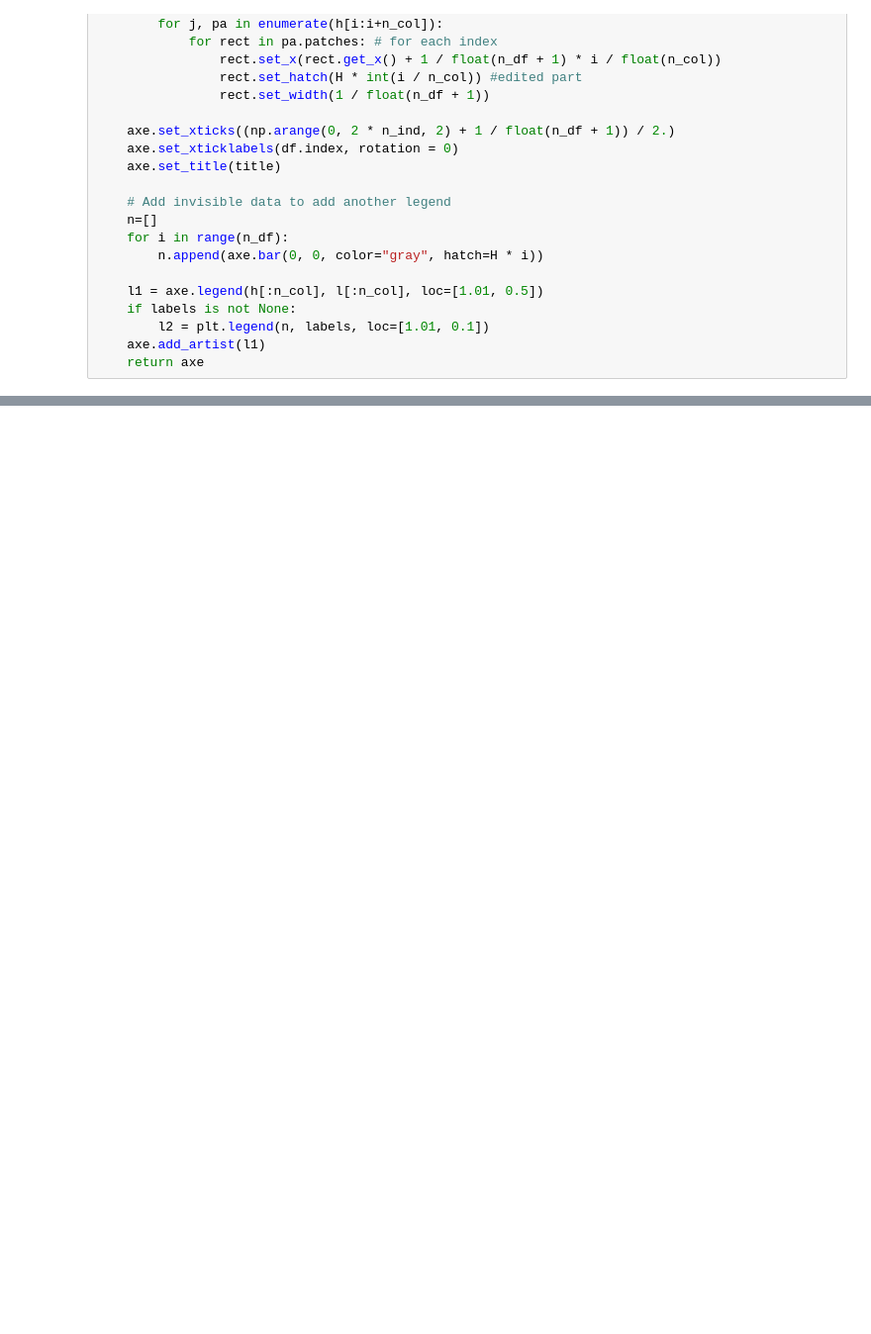
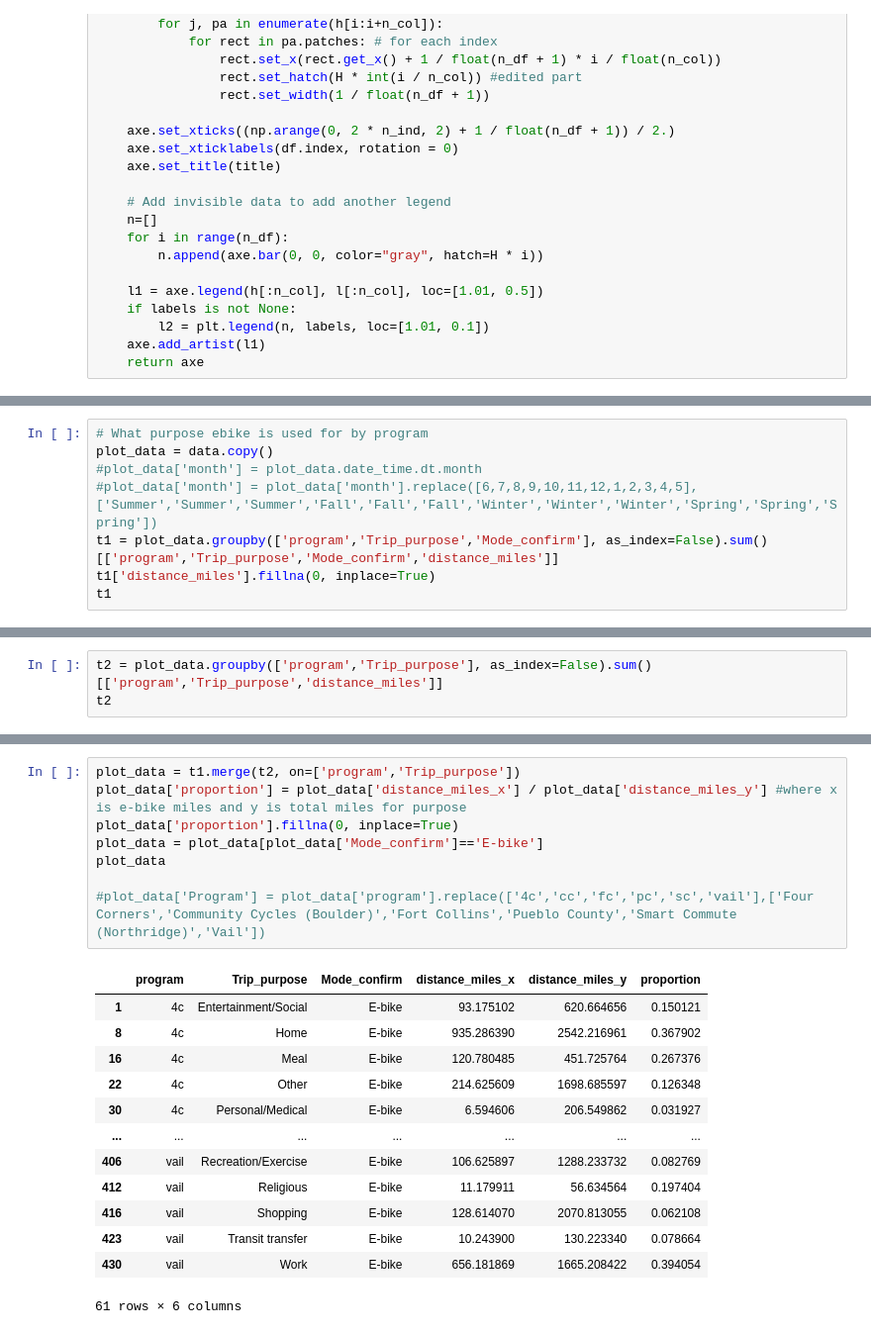
Before and after one commit to e-mission/em-public-dashboard, a Jupyter notebook: viz_scripts/CanBikeCO_Analysis.ipynb, the cells around one changed output, grey strips where cells are left out. Shown at 99% size. Cells and saved outputs as stored; diff of their text form; blank space fills up the shorter version.

```diff
--- a/viz_scripts/CanBikeCO_Analysis.ipynb
+++ b/viz_scripts/CanBikeCO_Analysis.ipynb
@@ -255,0 +397,8 @@ plot_clustered_stacked([all_trips, work_trips],["All Trips", "Work Trips"])
+# %%
+# What purpose ebike is used for by program
+plot_data = data.copy()
+#plot_data['month'] = plot_data.date_time.dt.month
+#plot_data['month'] = plot_data['month'].replace([6,7,8,9,10,11,12,1,2,3,4,5], ['Summer','Summer','Summer','Fall','Fall','Fall','Winter','Winter','Winter','Spring','Spring','Spring'])
+t1 = plot_data.groupby(['program','Trip_purpose','Mode_confirm'], as_index=False).sum()[['program','Trip_purpose','Mode_confirm','distance_miles']]
+t1['distance_miles'].fillna(0, inplace=True)
+t1
@@ -255,0 +419,3 @@ plot_clustered_stacked([all_trips, work_trips],["All Trips", "Work Trips"])
+# %%
+t2 = plot_data.groupby(['program','Trip_purpose'], as_index=False).sum()[['program','Trip_purpose','distance_miles']]
+t2
@@ -255,0 +436,22 @@ plot_clustered_stacked([all_trips, work_trips],["All Trips", "Work Trips"])
+# %%
+plot_data = t1.merge(t2, on=['program','Trip_purpose'])
+plot_data['proportion'] = plot_data['distance_miles_x'] / plot_data['distance_miles_y'] #where x is e-bike miles and y is total miles for purpose
+plot_data['proportion'].fillna(0, inplace=True)
+plot_data = plot_data[plot_data['Mode_confirm']=='E-bike']
+plot_data
+
+#plot_data['Program'] = plot_data['program'].replace(['4c','cc','fc','pc','sc','vail'],['Four Corners','Community Cycles (Boulder)','Fort Collins','Pueblo County','Smart Commute (Northridge)','Vail'])
+# %% [output]
+|  | program | Trip_purpose | Mode_confirm | distance_miles_x | distance_miles_y | proportion |
+| 1 | 4c | Entertainment/Social | E-bike | 93.175102 | 620.664656 | 0.150121 |
+| 8 | 4c | Home | E-bike | 935.286390 | 2542.216961 | 0.367902 |
+| 16 | 4c | Meal | E-bike | 120.780485 | 451.725764 | 0.267376 |
+| 22 | 4c | Other | E-bike | 214.625609 | 1698.685597 | 0.126348 |
+| 30 | 4c | Personal/Medical | E-bike | 6.594606 | 206.549862 | 0.031927 |
+| ... | ... | ... | ... | ... | ... | ... |
+| 406 | vail | Recreation/Exercise | E-bike | 106.625897 | 1288.233732 | 0.082769 |
+| 412 | vail | Religious | E-bike | 11.179911 | 56.634564 | 0.197404 |
+| 416 | vail | Shopping | E-bike | 128.614070 | 2070.813055 | 0.062108 |
+| 423 | vail | Transit transfer | E-bike | 10.243900 | 130.223340 | 0.078664 |
+| 430 | vail | Work | E-bike | 656.181869 | 1665.208422 | 0.394054 |
+61 rows × 6 columns
```
Also changed, not shown: parts of 16 cells of this notebook.
